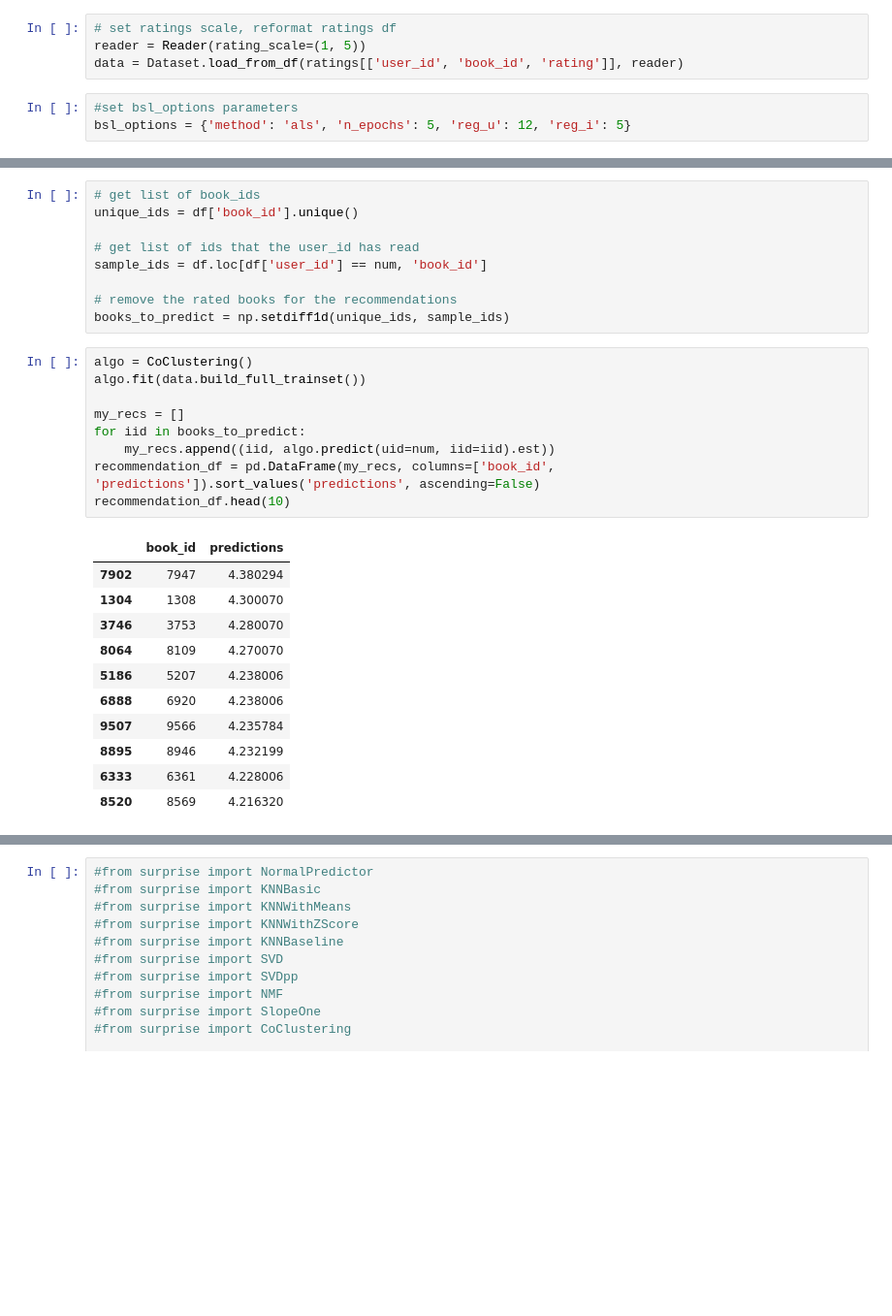
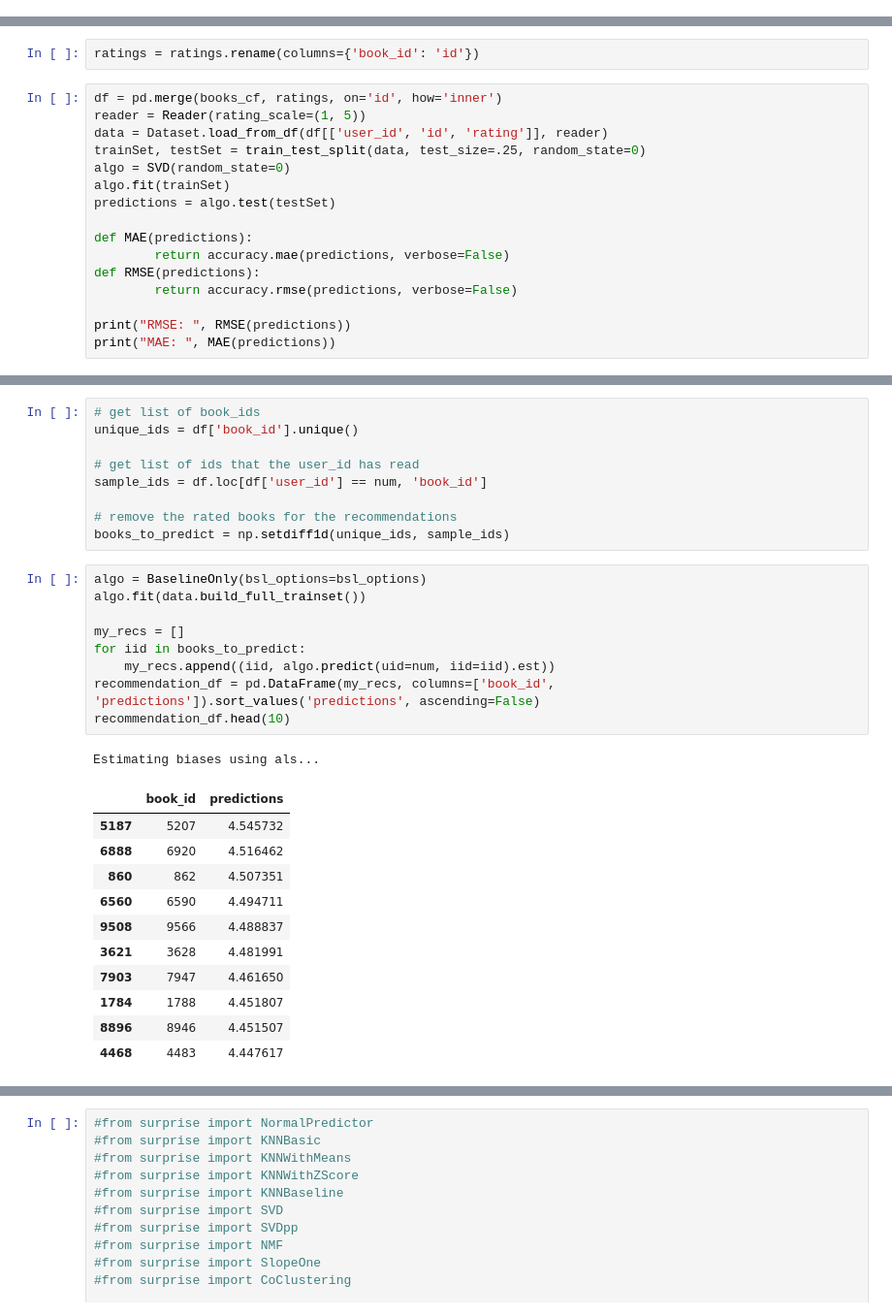
Before and after one commit to gcolson11/Capstone_Books, a Jupyter notebook: Notebooks/Testing New Models.ipynb, the cells around one changed output, grey strips where cells are left out. Shown: that part at 97% size. Cells and saved outputs as stored; diff of their text form; blank space fills up the shorter version.

```diff
--- a/Notebooks/Testing New Models.ipynb
+++ b/Notebooks/Testing New Models.ipynb
@@ -67,7 +60,0 @@ Now we have a ratings dataframe and a simple books df with only essential column
-# %%
-# set ratings scale, reformat ratings df
-reader = Reader(rating_scale=(1, 5))
-data = Dataset.load_from_df(ratings[['user_id', 'book_id', 'rating']], reader)
-# %%
-#set bsl_options parameters
-bsl_options = {'method': 'als', 'n_epochs': 5, 'reg_u': 12, 'reg_i': 5}
@@ -124,0 +61,18 @@ df.head()
+# %%
+ratings = ratings.rename(columns={'book_id': 'id'})
+# %%
+df = pd.merge(books_cf, ratings, on='id', how='inner')
+reader = Reader(rating_scale=(1, 5))
+data = Dataset.load_from_df(df[['user_id', 'id', 'rating']], reader)
+trainSet, testSet = train_test_split(data, test_size=.25, random_state=0)
+algo = SVD(random_state=0)
+algo.fit(trainSet)
+predictions = algo.test(testSet)
+
+def MAE(predictions):
+        return accuracy.mae(predictions, verbose=False)
+def RMSE(predictions):
+        return accuracy.rmse(predictions, verbose=False)
+
+print("RMSE: ", RMSE(predictions))
+print("MAE: ", MAE(predictions))
@@ -149,26 +209,27 @@ sample_ids = df.loc[df['user_id'] == num, 'book_id']
 # remove the rated books for the recommendations
 books_to_predict = np.setdiff1d(unique_ids, sample_ids)
 # %%
-algo = CoClustering()
+algo = BaselineOnly(bsl_options=bsl_options)
 algo.fit(data.build_full_trainset())
 
 my_recs = []
 for iid in books_to_predict:
     my_recs.append((iid, algo.predict(uid=num, iid=iid).est))
 recommendation_df = pd.DataFrame(my_recs, columns=['book_id', 'predictions']).sort_values('predictions', ascending=False)
 recommendation_df.head(10)
 # %% [output]
+Estimating biases using als...
 |  | book_id | predictions |
-| 7902 | 7947 | 4.380294 |
-| 1304 | 1308 | 4.300070 |
-| 3746 | 3753 | 4.280070 |
-| 8064 | 8109 | 4.270070 |
-| 5186 | 5207 | 4.238006 |
-| 6888 | 6920 | 4.238006 |
-| 9507 | 9566 | 4.235784 |
-| 8895 | 8946 | 4.232199 |
-| 6333 | 6361 | 4.228006 |
-| 8520 | 8569 | 4.216320 |
+| 5187 | 5207 | 4.545732 |
+| 6888 | 6920 | 4.516462 |
+| 860 | 862 | 4.507351 |
+| 6560 | 6590 | 4.494711 |
+| 9508 | 9566 | 4.488837 |
+| 3621 | 3628 | 4.481991 |
+| 7903 | 7947 | 4.461650 |
+| 1784 | 1788 | 4.451807 |
+| 8896 | 8946 | 4.451507 |
+| 4468 | 4483 | 4.447617 |
 # %%
 # return rows from books_cf with above book_id's to make final recommendation
 recommendation = books_cf.loc[books_cf['id'].isin(recommendation_df.head(10)['book_id'].tolist())]
```
Also changed, not shown: parts of 20 cells of this notebook.
